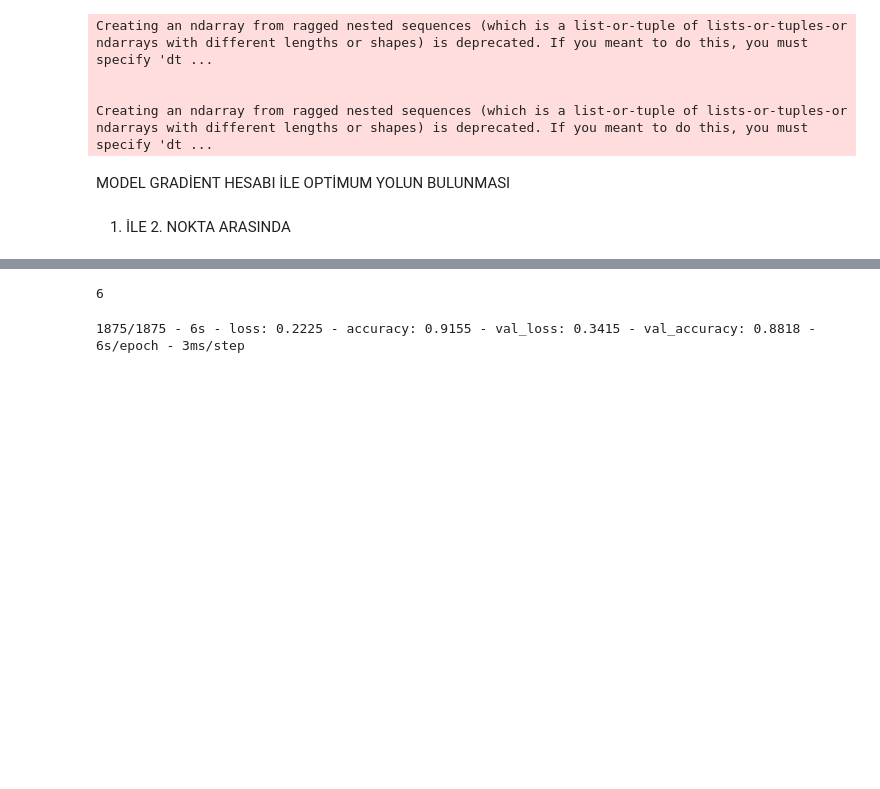
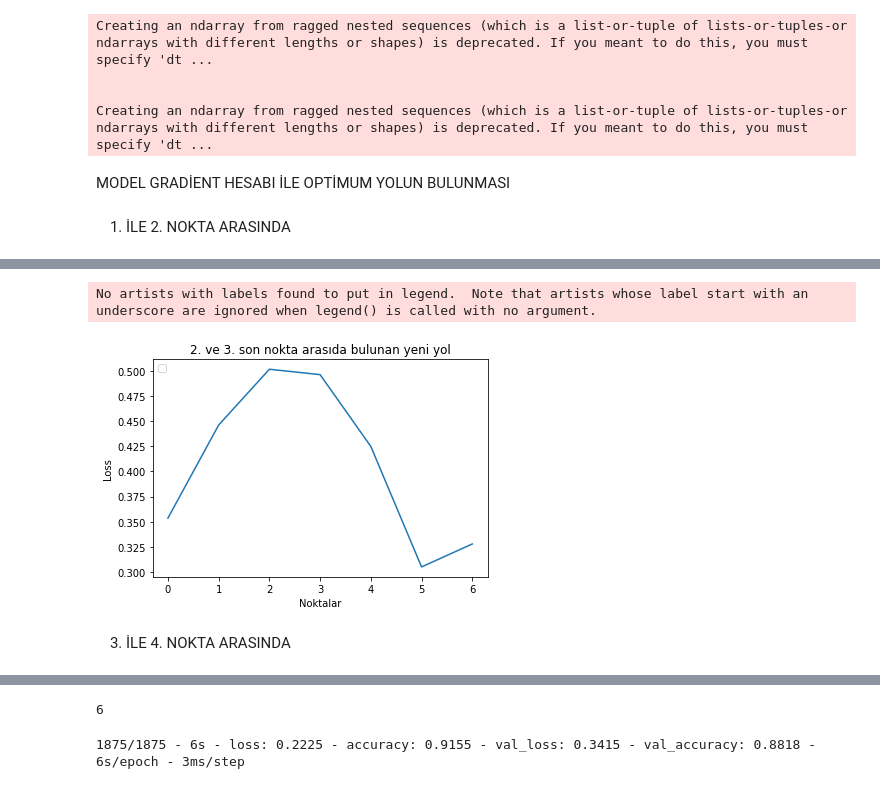
Before and after one commit to enesdogansanli/FindBestWayANN, a Jupyter notebook: Model_2/model_2.ipynb, the cells around one changed output, grey strips where cells are left out. Drawn from its saved outputs; the diff is of its cells as text; code cells hidden in the pictures; blank space fills up the shorter version.

```diff
--- a/Model_2/model_2.ipynb
+++ b/Model_2/model_2.ipynb
@@ -442,0 +721,10 @@ No artists with labels found to put in legend.  Note that artists whose label st
+# %%
+plt.plot(np.arange(0,7),dogruUzerindekiSonkLoss)
+plt.title('2. ve 3. son nokta arasıda bulunan yeni yol')
+plt.ylabel('Loss')
+plt.xlabel('Noktalar')
+plt.legend(loc="upper left")
+plt.show()
+# %% [output]
+No artists with labels found to put in legend.  Note that artists whose label start with an underscore are ignored when legend() is called with no argument.
+[figure, added]
@@ -442,0 +774,2 @@ No artists with labels found to put in legend.  Note that artists whose label st
+# %% [markdown]
+3. İLE 4. NOKTA ARASINDA
```
Also changed, not shown: parts of 30 cells of this notebook.
